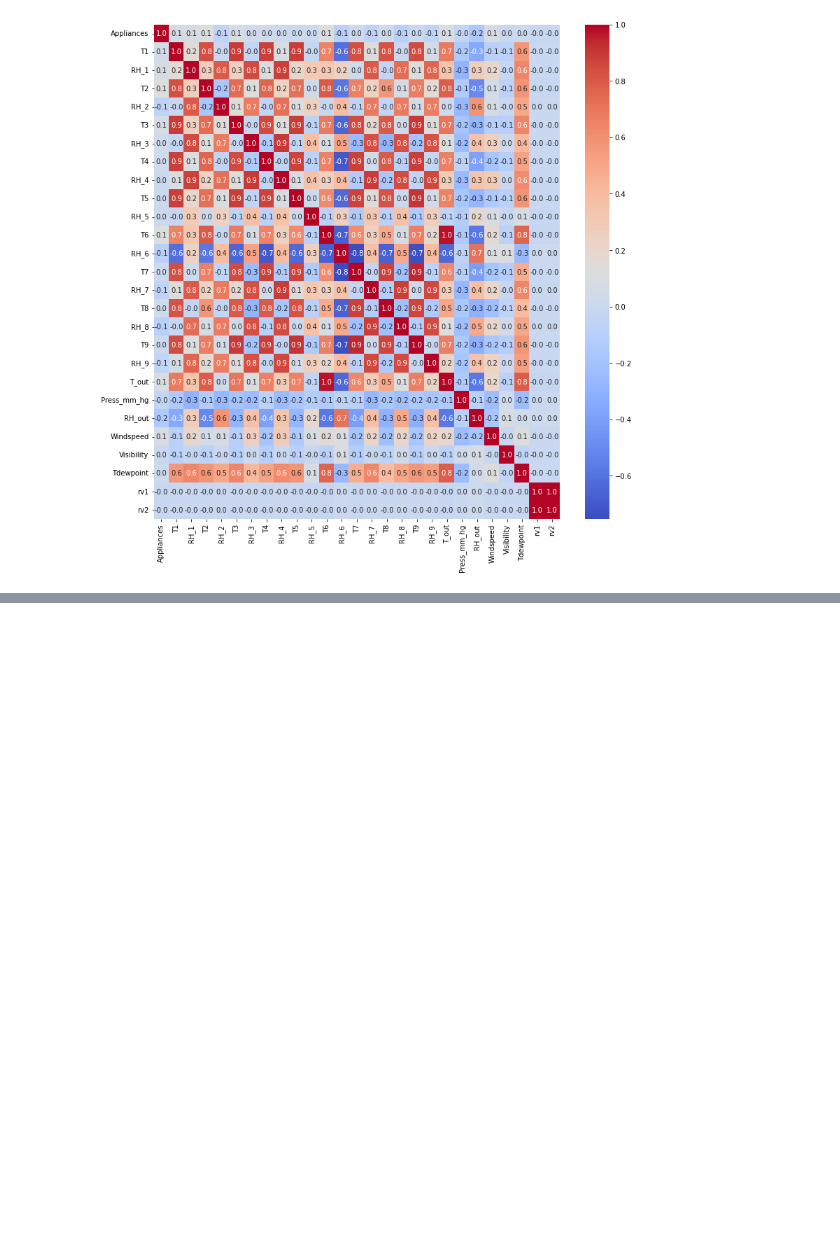
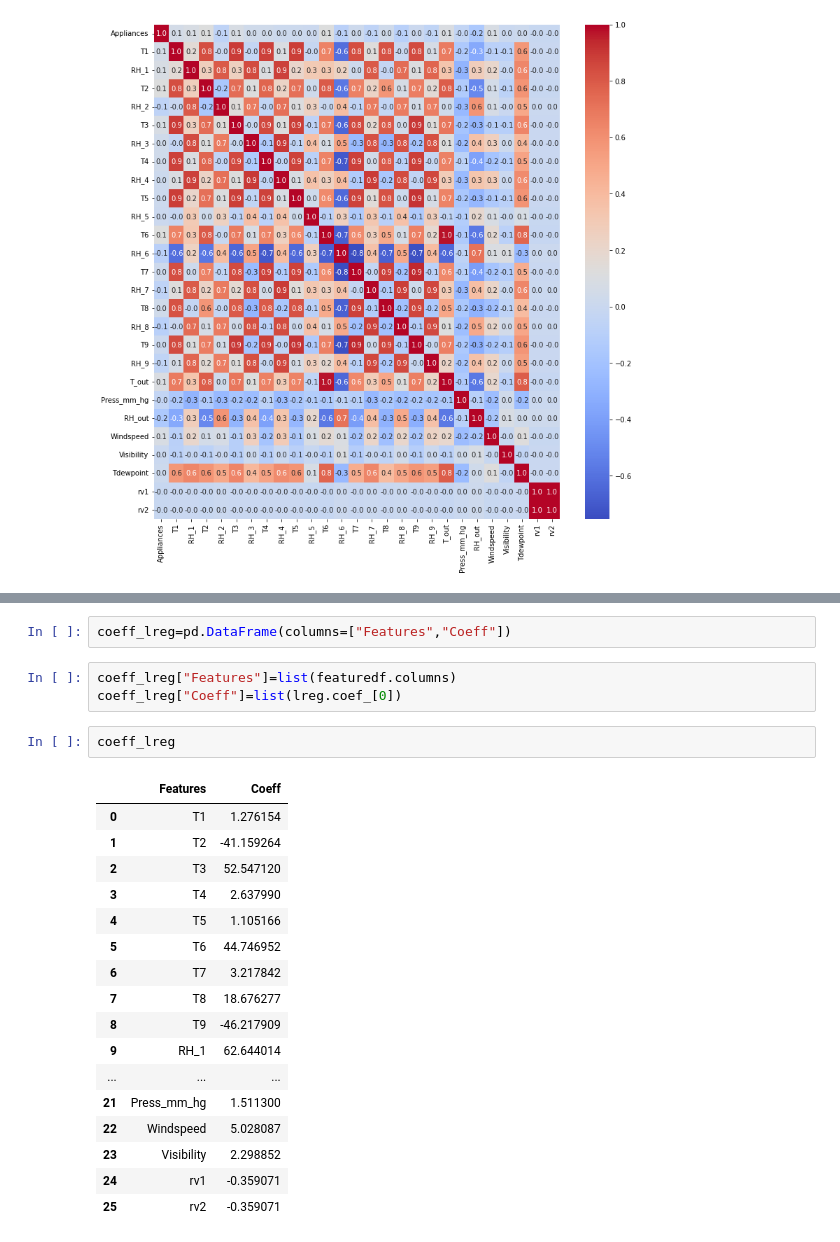
Before and after one commit to makdatascience/Appliance_Energy_Prediction, a Jupyter notebook: Proj_Super_ML_Reg.ipynb, the cells around one changed output, grey strips where cells are left out. Cells and saved outputs as stored; diff of their text form; blank space fills up the shorter version.

```diff
--- a/Proj_Super_ML_Reg.ipynb
+++ b/Proj_Super_ML_Reg.ipynb
@@ -189,0 +323,25 @@ sns.heatmap(corr_map,annot=True, fmt=".1f", cmap="coolwarm");
+# %%
+coeff_lreg=pd.DataFrame(columns=["Features","Coeff"])
+# %%
+coeff_lreg["Features"]=list(featuredf.columns)
+coeff_lreg["Coeff"]=list(lreg.coef_[0])
+# %%
+coeff_lreg
+# %% [output]
+|  | Features | Coeff |
+| 0 | T1 | 1.276154 |
+| 1 | T2 | -41.159264 |
+| 2 | T3 | 52.547120 |
+| 3 | T4 | 2.637990 |
+| 4 | T5 | 1.105166 |
+| 5 | T6 | 44.746952 |
+| 6 | T7 | 3.217842 |
+| 7 | T8 | 18.676277 |
+| 8 | T9 | -46.217909 |
+| 9 | RH_1 | 62.644014 |
+| ... | ... | ... |
+| 21 | Press_mm_hg | 1.511300 |
+| 22 | Windspeed | 5.028087 |
+| 23 | Visibility | 2.298852 |
+| 24 | rv1 | -0.359071 |
+| 25 | rv2 | -0.359071 |
```
Also changed, not shown: parts of 32 cells of this notebook.
